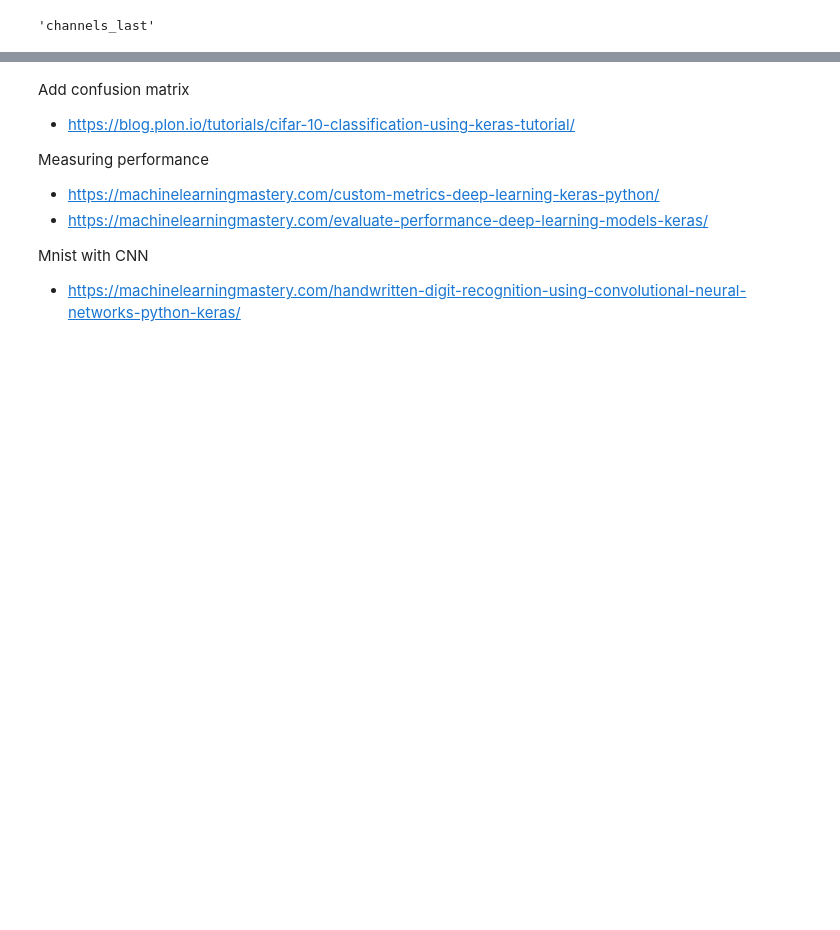
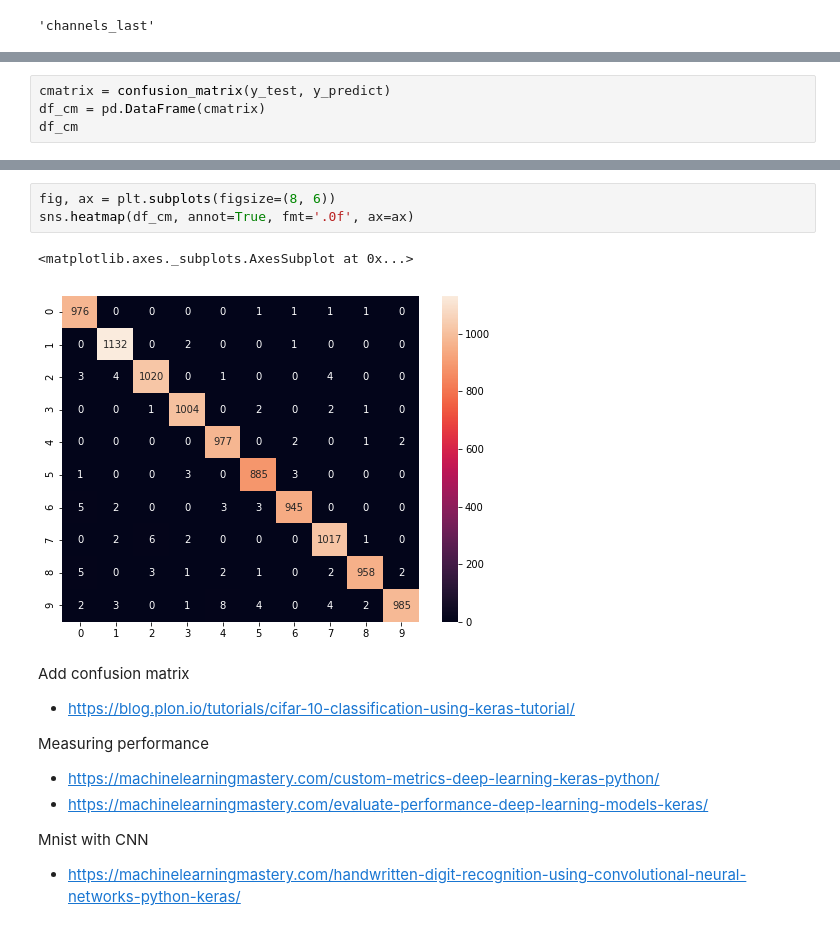
Before and after one commit to gavinln/keras-on-aws, a Jupyter notebook: code/notebooks/keras/03-Convolution_network_mnist.ipynb, the cells around one changed output, grey strips where cells are left out. Saved outputs shown, nothing was run; the diff lists cells and outputs as text; blank space fills up the shorter version.

```diff
--- a/code/notebooks/keras/03-Convolution_network_mnist.ipynb
+++ b/code/notebooks/keras/03-Convolution_network_mnist.ipynb
@@ -72,0 +139,4 @@ Epoch 1/2
+# %%
+cmatrix = confusion_matrix(y_test, y_predict)
+df_cm = pd.DataFrame(cmatrix)
+df_cm
@@ -73,3 +155,9 @@ Epoch 1/2
+# %%
+fig, ax = plt.subplots(figsize=(8, 6))
+sns.heatmap(df_cm, annot=True, fmt='.0f', ax=ax)
+# %% [output]
+<matplotlib.axes._subplots.AxesSubplot at 0x...>
+[figure, added]
 # %% [markdown]
 Add confusion matrix
 * https://blog.plon.io/tutorials/cifar-10-classification-using-keras-tutorial/
```
Also changed, not shown: parts of 10 cells of this notebook, 4 other files.
